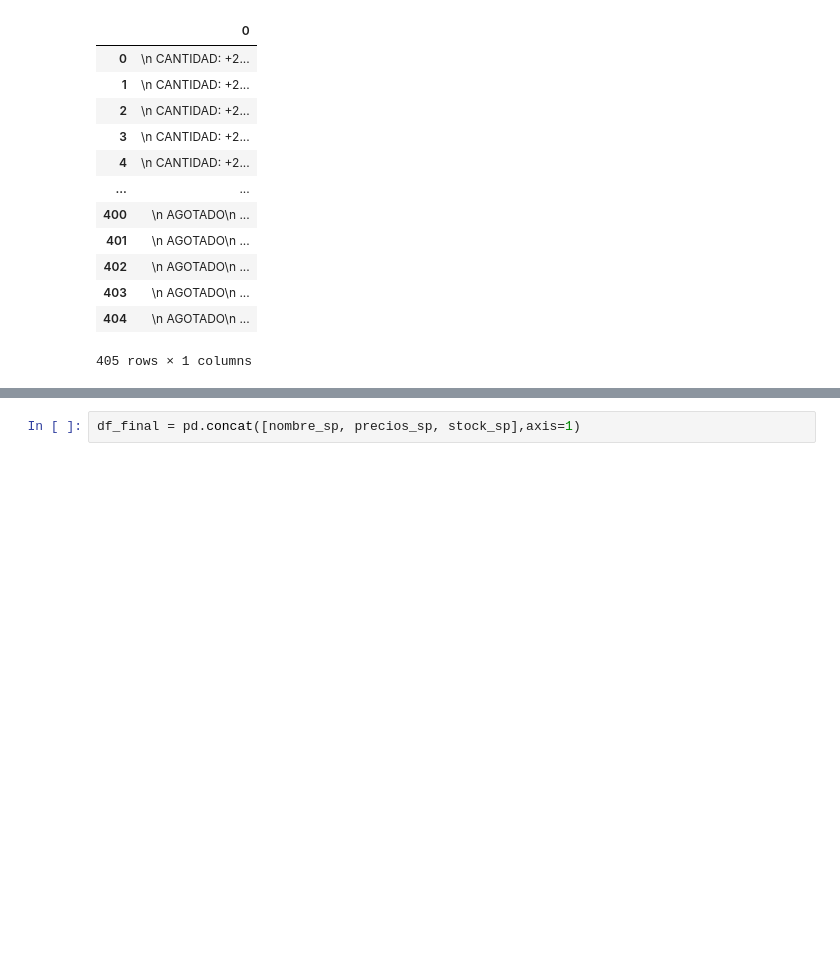
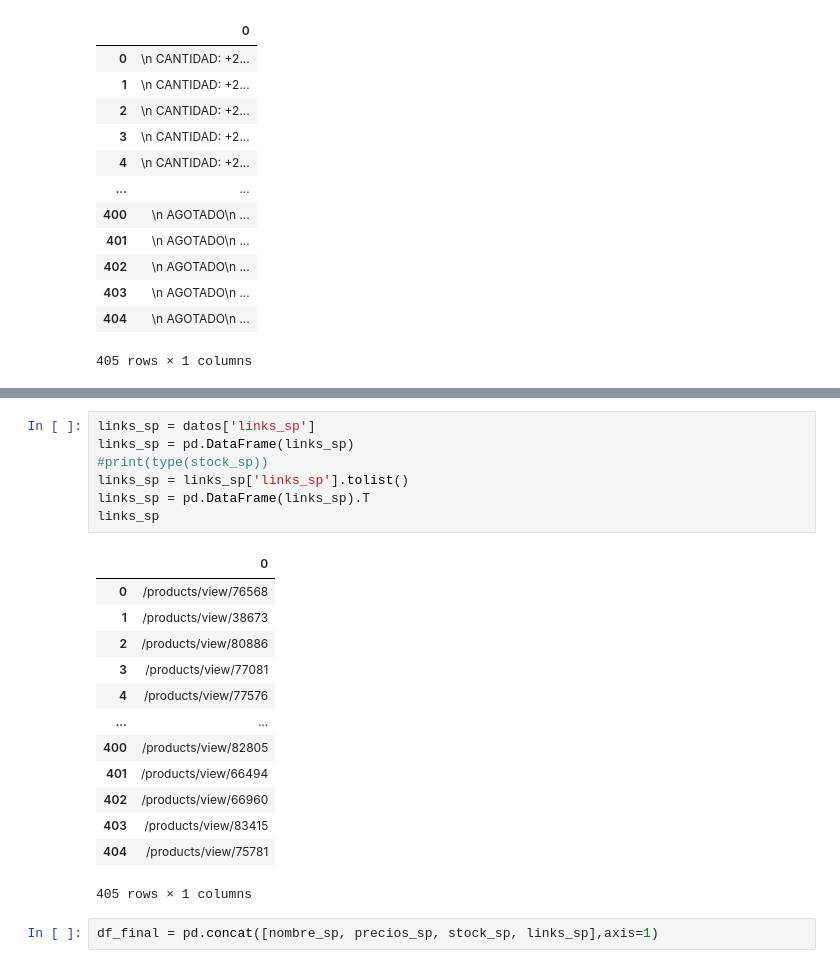
Before and after one commit to cristian-data-science/webscraper_chile_video_cards, a Jupyter notebook: video_cards/limpiadorFullSPDigital.ipynb, the cells around one changed output, grey strips where cells are left out. Cells and saved outputs as stored; diff of their text form; blank space fills up the shorter version.

```diff
--- a/video_cards/limpiadorFullSPDigital.ipynb
+++ b/video_cards/limpiadorFullSPDigital.ipynb
@@ -113,5 +117,26 @@ stock_sp
 | 403 | AGOTADO |
 | 404 | AGOTADO |
 405 rows × 1 columns
+# %%
+links_sp = datos['links_sp']
+links_sp = pd.DataFrame(links_sp)
+#print(type(stock_sp))
+links_sp = links_sp['links_sp'].tolist()
+links_sp = pd.DataFrame(links_sp).T
+links_sp
+# %% [output]
+|  | 0 |
+| 0 | /products/view/76568 |
+| 1 | /products/view/38673 |
+| 2 | /products/view/80886 |
+| 3 | /products/view/77081 |
+| 4 | /products/view/77576 |
+| ... | ... |
+| 400 | /products/view/82805 |
+| 401 | /products/view/66494 |
+| 402 | /products/view/66960 |
+| 403 | /products/view/83415 |
+| 404 | /products/view/75781 |
+405 rows × 1 columns
 # %%
-df_final = pd.concat([nombre_sp, precios_sp, stock_sp],axis=1)
+df_final = pd.concat([nombre_sp, precios_sp, stock_sp, links_sp],axis=1)
```
Also changed, not shown: parts of 9 cells of this notebook, 9 other files.
